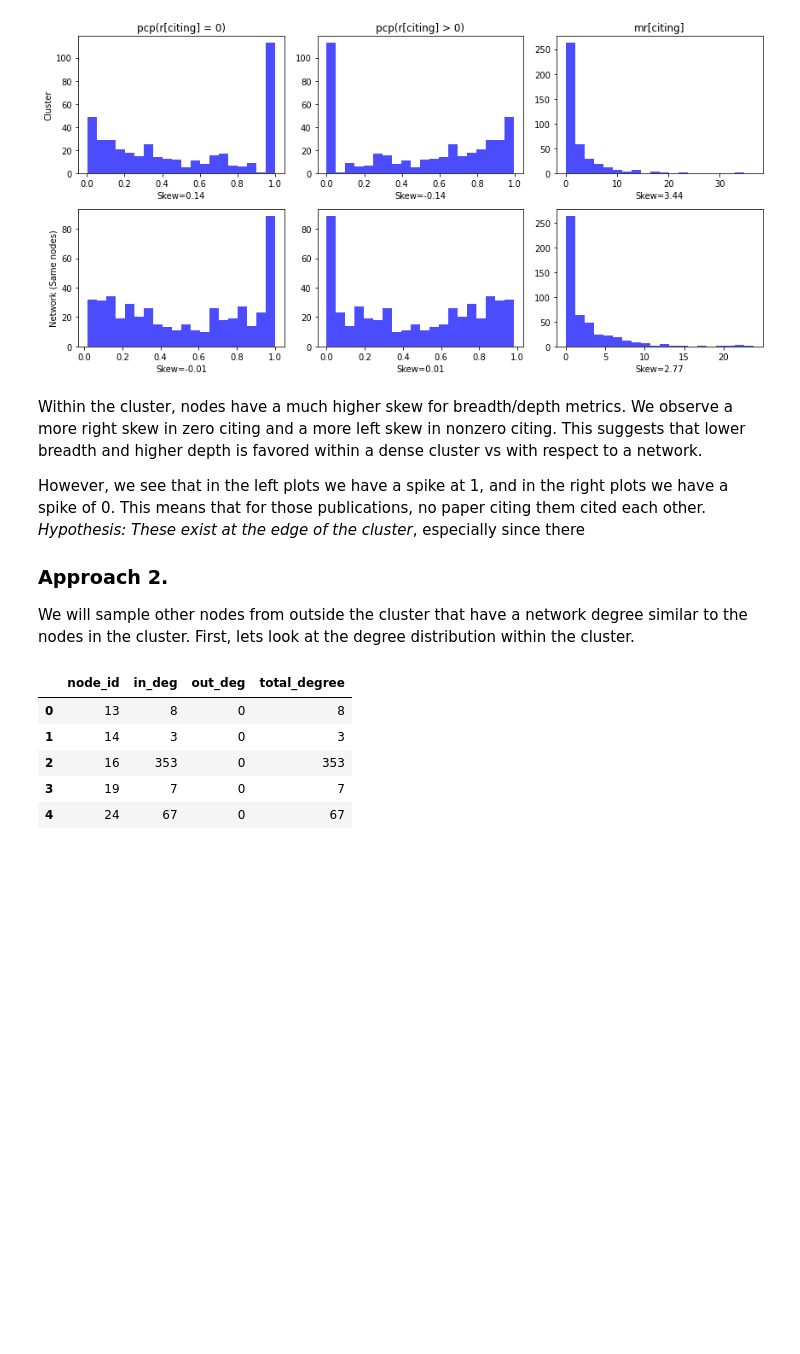
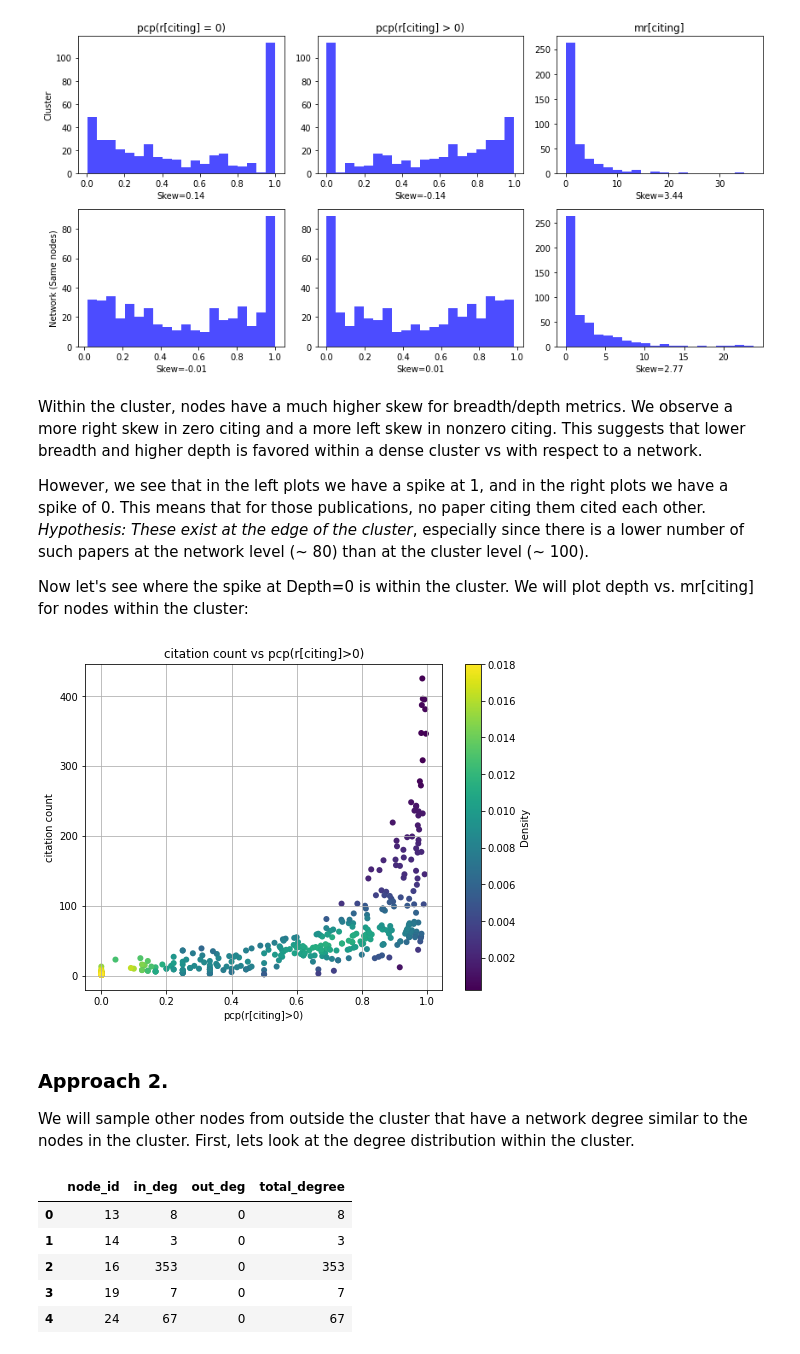
Before and after one commit to vikramr2/bdid-metrics, a Jupyter notebook: analysis/pi3k/analyze_pi3k.ipynb, the cells around one changed output. Drawn from its saved outputs; the diff is of its cells as text; code cells hidden in the pictures; blank space fills up the shorter version.

```diff
--- a/analysis/pi3k/analyze_pi3k.ipynb
+++ b/analysis/pi3k/analyze_pi3k.ipynb
@@ -331,11 +355,43 @@ plt.show()
 # %% [markdown]
 Within the cluster, nodes have a much higher skew for breadth/depth metrics. We observe a more right skew in zero citing and a more left skew in nonzero citing. This suggests that lower breadth and higher depth is favored within a dense cluster vs with respect to a network.
 
-However, we see that in the left plots we have a spike at 1, and in the right plots we have a spike of 0. This means that for those publications, no paper citing them cited each other. *Hypothesis: These exist at the edge of the cluster*, especially since there
+However, we see that in the left plots we have a spike at 1, and in the right plots we have a spike of 0. This means that for those publications, no paper citing them cited each other. *Hypothesis: These exist at the edge of the cluster*, especially since there is a lower number of such papers at the network level (~ 80) than at the cluster level (~ 100).
 
-### Approach 2.
-
-We will sample other nodes from outside the cluster that have a network degree similar to the nodes in the cluster. First, lets look at the degree distribution within the cluster.
+Now let's see where the spike at Depth=0 is within the cluster. We will plot depth vs. mr[citing] for nodes within the cluster:
+# %%
+from scipy.stats import gaussian_kde
+
+cluster_citing_nonzero_norm2 = np.array(cluster_citing_nonzero_norm)
+cluster_citing_cps2 = np.array(pi3k_k49_bdid['cp_level'].tolist())
+
+valid_indices = ~np.isnan(cluster_citing_nonzero_norm2)
+cluster_citing_nonzero_norm2 = cluster_citing_nonzero_norm2[valid_indices]
+cluster_citing_cps2 = cluster_citing_cps2[valid_indices]
+
+# https://stackoverflow.com/questions/20105364/how-can-i-make-a-scatter-plot-colored-by-density
+xy = np.vstack([cluster_citing_nonzero_norm2, cluster_citing_cps2])
+z = gaussian_kde(xy)(xy)
+
+# Scatter plot with color mapping based on density
+plt.figure(figsize=(8, 6))
+
+scatter = plt.scatter(cluster_citing_nonzero_norm2, cluster_citing_cps2, c=z, cmap='viridis', edgecolors='black', linewidth=0.01)
+
+# Customize plot appearance
+plt.title('citation count vs pcp(r[citing]>0)')
+plt.xlabel('pcp(r[citing]>0)')
+plt.ylabel('citation count')
+plt.grid(True)
+plt.colorbar(scatter, label='Density')
+
+# Show the plot
+plt.show()
+# %% [output]
+[figure, added]
+# %% [markdown]
+### Approach 2.
+
+We will sample other nodes from outside the cluster that have a network degree similar to the nodes in the cluster. First, lets look at the degree distribution within the cluster.
 # %%
 pi3k_degrees = pd.read_csv('/shared/pubmed/pi3k_pubmed_restricted_nl_degree_counts.csv')
 pi3k_degrees.head()
```
Also changed, not shown: parts of 13 cells of this notebook.
